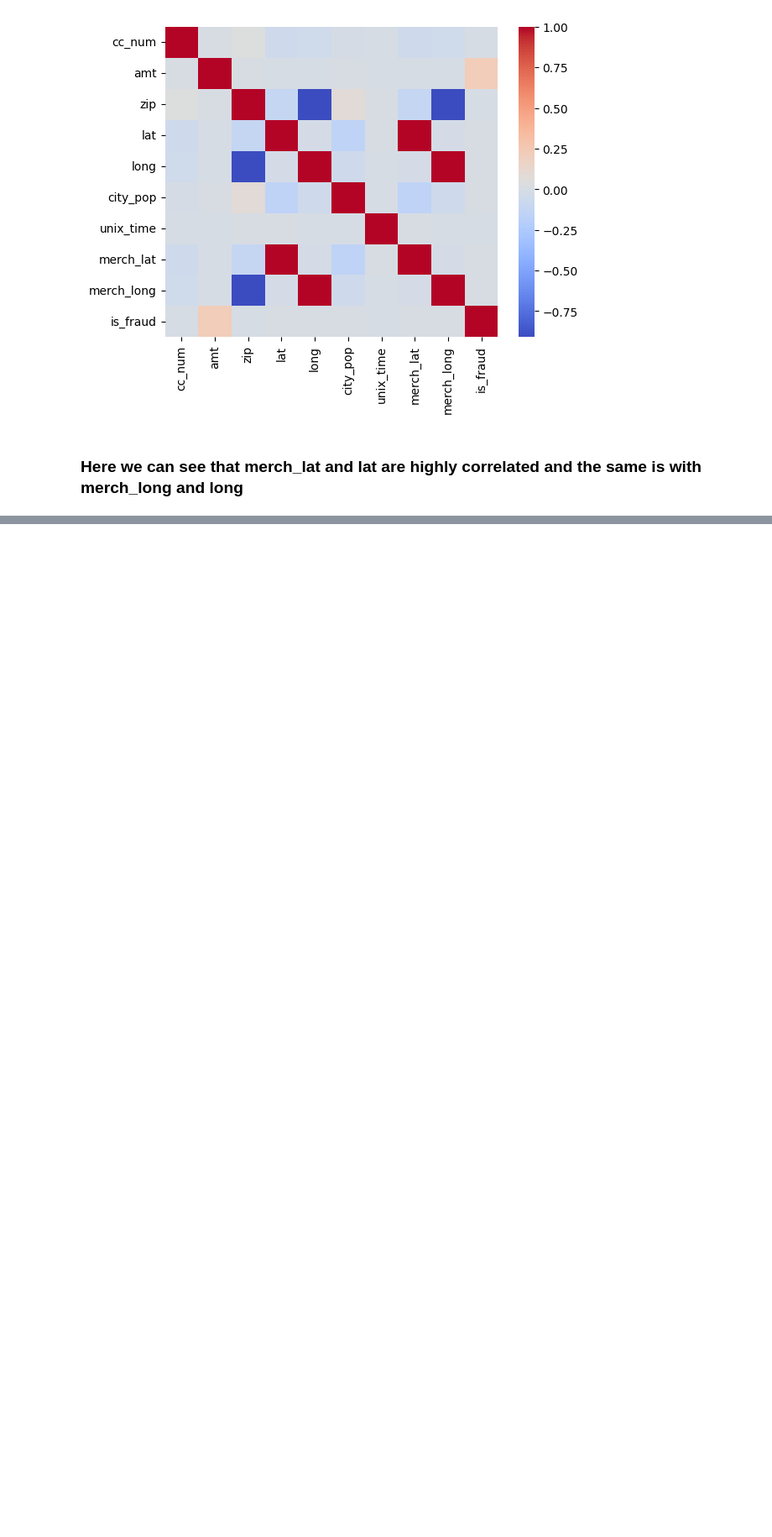
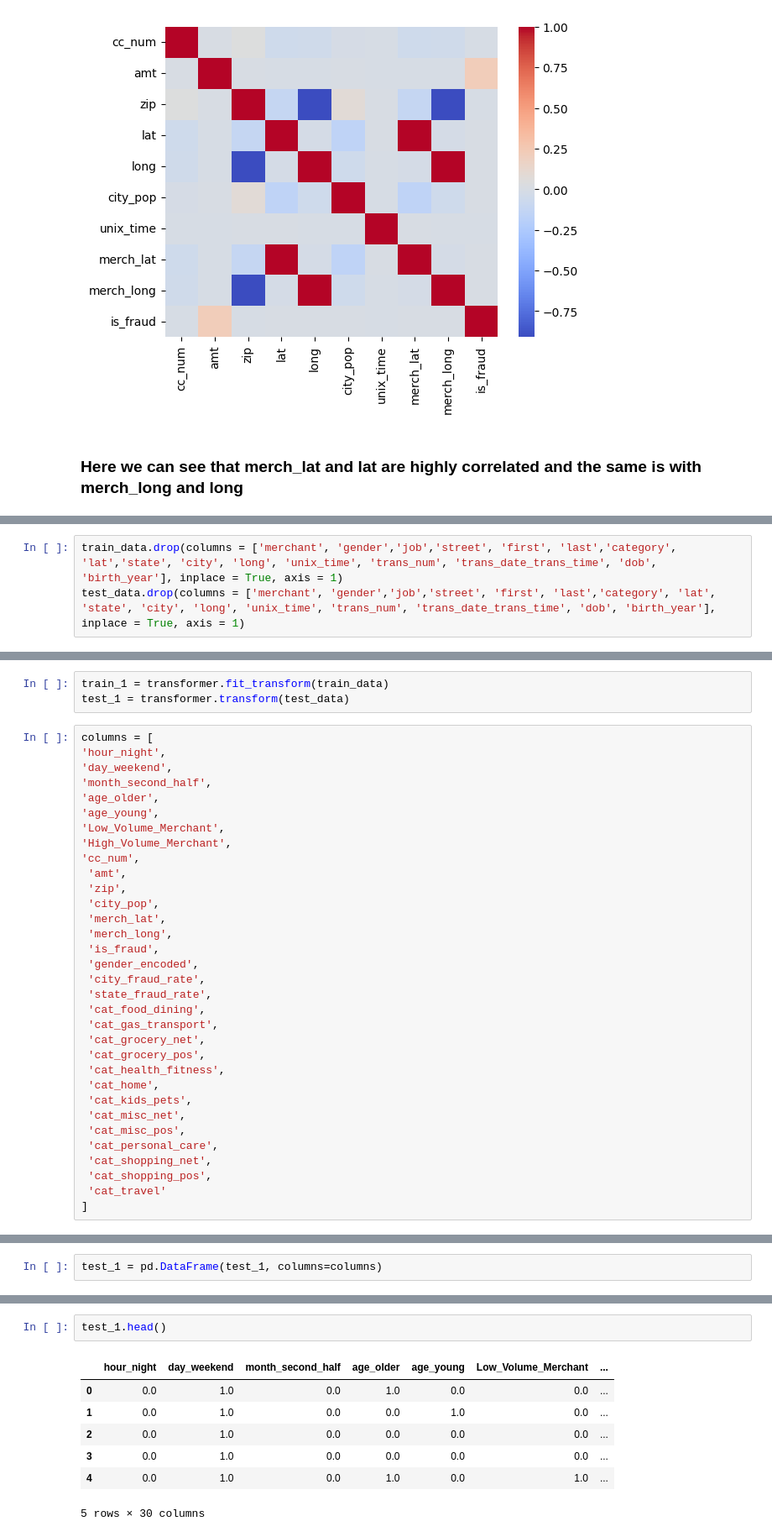
Before and after one commit to shabdpathak-935/CODSOFT, a Jupyter notebook: Credit-Card-Fraud-Detection.ipynb, the cells around one changed output, grey strips where cells are left out. Shown at 84% size. Cells and saved outputs as stored; diff of their text form; blank space fills up the shorter version.

```diff
--- a/Credit-Card-Fraud-Detection.ipynb
+++ b/Credit-Card-Fraud-Detection.ipynb
@@ -146,0 +156,3 @@ plt.show()
+# %%
+train_data.drop(columns = ['merchant', 'gender','job','street', 'first', 'last','category', 'lat','state', 'city', 'long', 'unix_time', 'trans_num', 'trans_date_trans_time', 'dob', 'birth_year'], inplace = True, axis = 1)
+test_data.drop(columns = ['merchant', 'gender','job','street', 'first', 'last','category', 'lat', 'state', 'city', 'long', 'unix_time', 'trans_num', 'trans_date_trans_time', 'dob', 'birth_year'], inplace = True, axis = 1)
@@ -146,0 +196,36 @@ plt.show()
+# %%
+train_1 = transformer.fit_transform(train_data)
+test_1 = transformer.transform(test_data)
+# %%
+columns = [
+'hour_night',
+'day_weekend',
+'month_second_half',
+'age_older',
+'age_young',
+'Low_Volume_Merchant',
+'High_Volume_Merchant',
+'cc_num',
+ 'amt',
+ 'zip',
+ 'city_pop',
+ 'merch_lat',
+ 'merch_long',
+ 'is_fraud',
+ 'gender_encoded',
+ 'city_fraud_rate',
+ 'state_fraud_rate',
+ 'cat_food_dining',
+ 'cat_gas_transport',
+ 'cat_grocery_net',
+ 'cat_grocery_pos',
+ 'cat_health_fitness',
+ 'cat_home',
+ 'cat_kids_pets',
+ 'cat_misc_net',
+ 'cat_misc_pos',
+ 'cat_personal_care',
+ 'cat_shopping_net',
+ 'cat_shopping_pos',
+ 'cat_travel'
+]
@@ -146,0 +234,2 @@ plt.show()
+# %%
+test_1 = pd.DataFrame(test_1, columns=columns)
@@ -146,0 +240,10 @@ plt.show()
+# %%
+test_1.head()
+# %% [output]
+|  | hour_night | day_weekend | month_second_half | age_older | age_young | Low_Volume_Merchant | ... |
+| 0 | 0.0 | 1.0 | 0.0 | 1.0 | 0.0 | 0.0 | ... |
+| 1 | 0.0 | 1.0 | 0.0 | 0.0 | 1.0 | 0.0 | ... |
+| 2 | 0.0 | 1.0 | 0.0 | 0.0 | 0.0 | 0.0 | ... |
+| 3 | 0.0 | 1.0 | 0.0 | 0.0 | 0.0 | 0.0 | ... |
+| 4 | 0.0 | 1.0 | 0.0 | 1.0 | 0.0 | 1.0 | ... |
+5 rows × 30 columns
```
Also changed, not shown: parts of 27 cells of this notebook.
